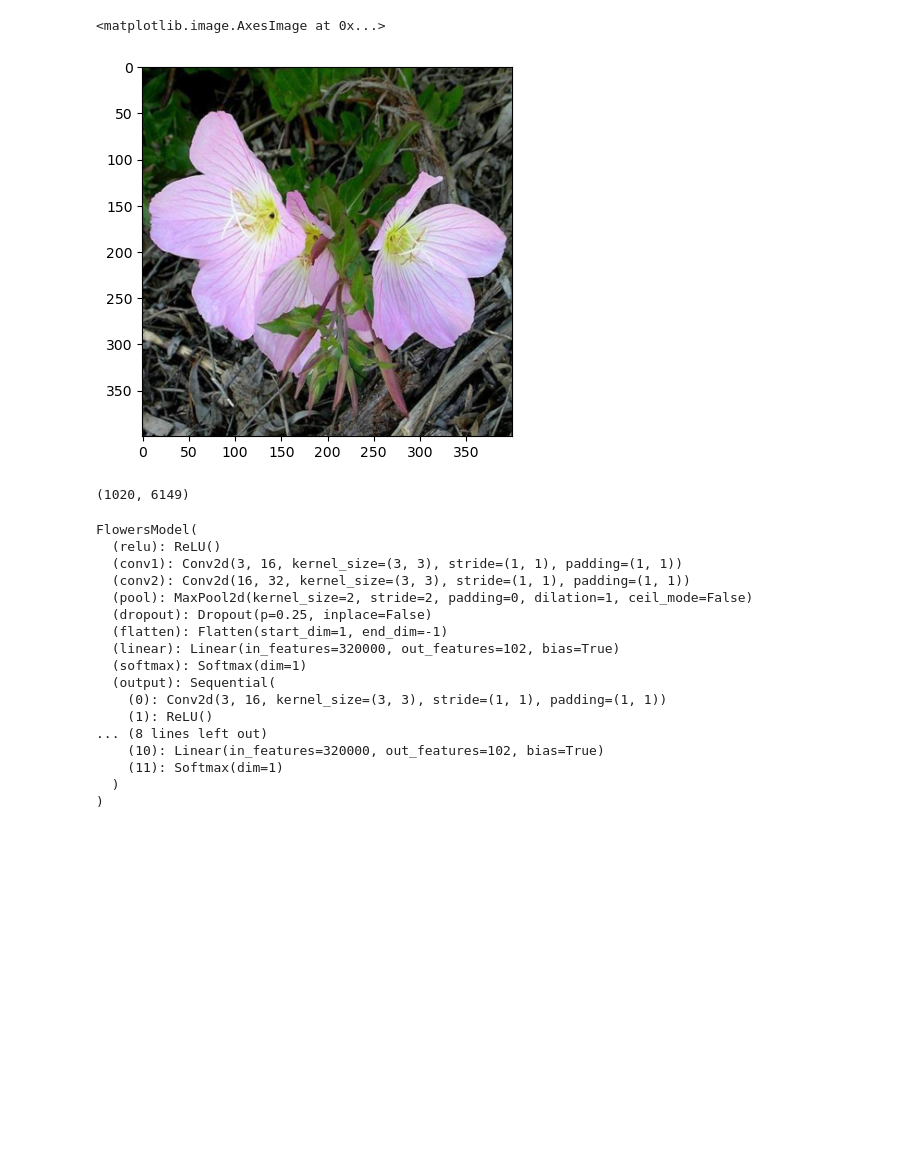
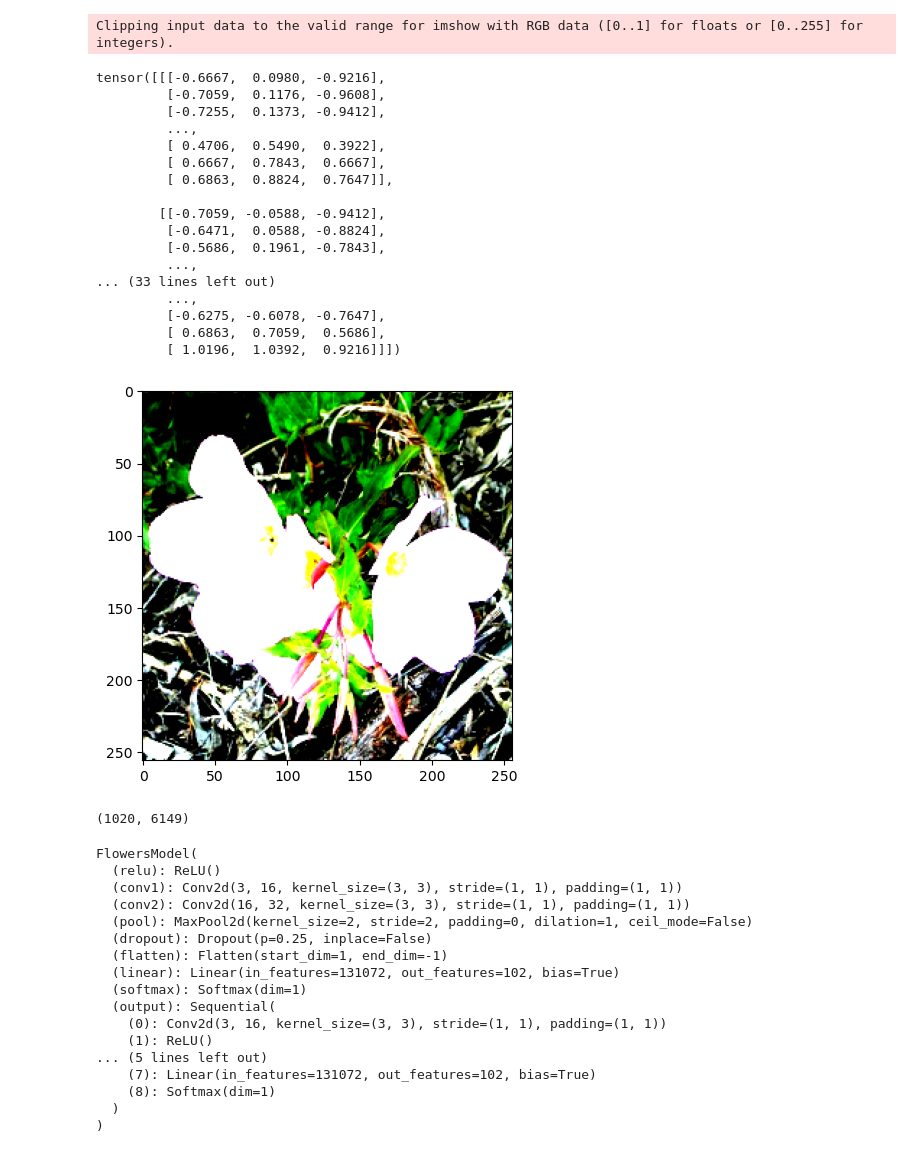
Before and after one commit to JMM889901/int2, a Jupyter notebook: flowers_model.ipynb, the cells around one changed output. Drawn from its saved outputs; the diff is of its cells as text; code cells hidden in the pictures; blank space fills up the shorter version.

```diff
--- a/flowers_model.ipynb
+++ b/flowers_model.ipynb
@@ -8,17 +8,36 @@ import matplotlib.pyplot as plt
 import scipy
 # %%
 img_transform = transforms.Compose([
-    transforms.Resize((400, 400)),
-    transforms.ToTensor()
+    transforms.Resize((256, 256)),
+    transforms.ToTensor(),
+    transforms.Normalize(0.2, 0.2)
 ])
 training_data = datasets.Flowers102(root="data", split="train", download=True, transform=img_transform)
 test_data = datasets.Flowers102(root="data", split="test", download=True, transform=img_transform)
 # %%
 image = test_data[2][0]
 plt.imshow(image.permute(1, 2, 0))
+image.permute(1, 2, 0)
 # %% [output]
-<matplotlib.image.AxesImage at 0x...>
+Clipping input data to the valid range for imshow with RGB data ([0..1] for floats or [0..255] for integers).
+tensor([[[-0.6667,  0.0980, -0.9216],
+         [-0.7059,  0.1176, -0.9608],
+         [-0.7255,  0.1373, -0.9412],
+         ...,
+         [ 0.4706,  0.5490,  0.3922],
+         [ 0.6667,  0.7843,  0.6667],
+         [ 0.6863,  0.8824,  0.7647]],
+
+        [[-0.7059, -0.0588, -0.9412],
+         [-0.6471,  0.0588, -0.8824],
+         [-0.5686,  0.1961, -0.7843],
+         ...,
+... (33 lines left out)
+         ...,
+         [-0.6275, -0.6078, -0.7647],
+         [ 0.6863,  0.7059,  0.5686],
+         [ 1.0196,  1.0392,  0.9216]]])
-[figure, old version]
+[figure, new version]
 # %%
 len(training_data), len(test_data)
 # %% [output]
@@ -40,19 +59,17 @@ class FlowersModel(nn.Module):
         self.pool = nn.MaxPool2d(2)
         self.dropout = nn.Dropout(0.25)
         self.flatten = nn.Flatten()
-        self.linear = nn.Linear(32 * 100 * 100, 102)
+        self.linear = nn.Linear(32 * 64 * 64, 102)
         self.softmax = nn.Softmax(dim=1)
         self.output = nn.Sequential(
             self.conv1,
             self.relu,
             self.pool,
-            self.relu,
             self.conv2,
             self.relu,
             self.pool,
             self.flatten,
-            self.relu,
-            self.dropout,
+            # self.dropout,
             self.linear,
             self.softmax
         )
@@ -70,14 +87,14 @@ FlowersModel(
   (pool): MaxPool2d(kernel_size=2, stride=2, padding=0, dilation=1, ceil_mode=False)
   (dropout): Dropout(p=0.25, inplace=False)
   (flatten): Flatten(start_dim=1, end_dim=-1)
-  (linear): Linear(in_features=320000, out_features=102, bias=True)
+  (linear): Linear(in_features=131072, out_features=102, bias=True)
   (softmax): Softmax(dim=1)
   (output): Sequential(
     (0): Conv2d(3, 16, kernel_size=(3, 3), stride=(1, 1), padding=(1, 1))
     (1): ReLU()
-... (8 lines left out)
-    (10): Linear(in_features=320000, out_features=102, bias=True)
-    (11): Softmax(dim=1)
+... (5 lines left out)
+    (7): Linear(in_features=131072, out_features=102, bias=True)
+    (8): Softmax(dim=1)
   )
 )
 # %%
```
Also changed, not shown: parts of 6 cells of this notebook, 1 other file.
